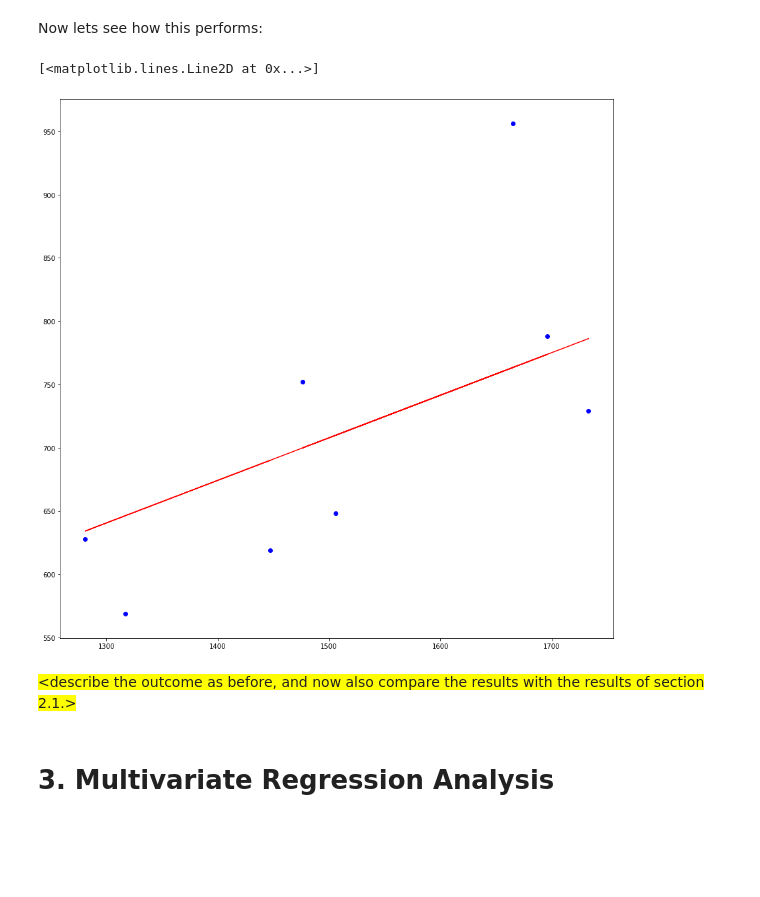
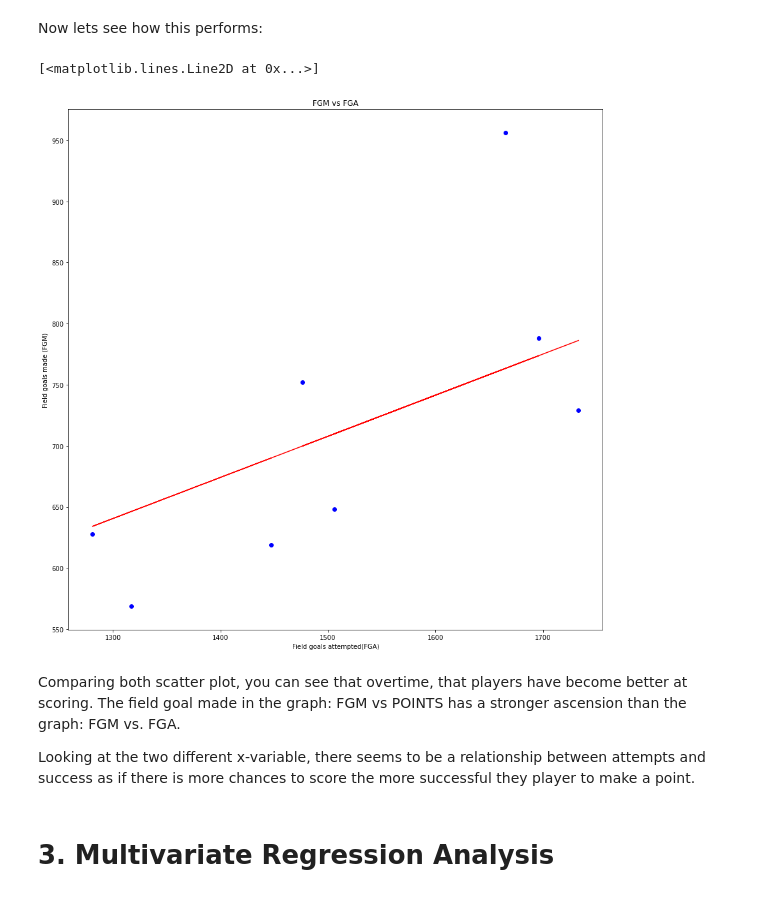
Before and after one commit to stephenpangga/Data-mining-and-statistics, a Jupyter notebook: Week 4/try-assignment/DMS - S4 - Assignment 1 - Template - clean.ipynb, the cells around one changed output. Drawn from its saved outputs; the diff is of its cells as text; code cells hidden in the pictures; blank space fills up the shorter version.

```diff
--- a/Week 4/try-assignment/DMS - S4 - Assignment 1 - Template - clean.ipynb
+++ b/Week 4/try-assignment/DMS - S4 - Assignment 1 - Template - clean.ipynb
@@ -289,15 +289,20 @@ Now lets see how this performs:
 # %%
 #add code to show both the scatterplot with the regression line, and the model summary results.
 myModelv2=LinearRegression().fit(xRes_train, yRes_train)
 p = myModelv2.predict(xRes_test)
 plt.figure(figsize=(15,15))
+plt.title("FGM vs FGA")
+plt.xlabel("Field goals attempted (FGA)")
+plt.ylabel("Field goals made (FGM)")
 plt.scatter(xRes_test,yRes_test, color='blue')
 plt.plot(xRes_test,p, color='red')
 # %% [output]
 [<matplotlib.lines.Line2D at 0x...>]
-[figure, old version]
+[figure, new version]
-# %% [markdown]
-<span style='background:yellow'>\<describe the outcome as before, and now also compare the results with the results of section 2.1.></span>
+# %% [markdown]
+Comparing both scatter plot, you can see that overtime, that players have become better at scoring. The field goal made in the graph: FGM vs POINTS has a stronger ascension than the graph: FGM vs. FGA.
+
+Looking at the two different x-variable, there seems to be a relationship between attempts and success as if there is more chances to score the more successful they player to make a point.
 # %% [markdown]
 # 3. Multivariate Regression Analysis
 # %% [markdown]
```
Also changed, not shown: parts of 3 cells of this notebook.
